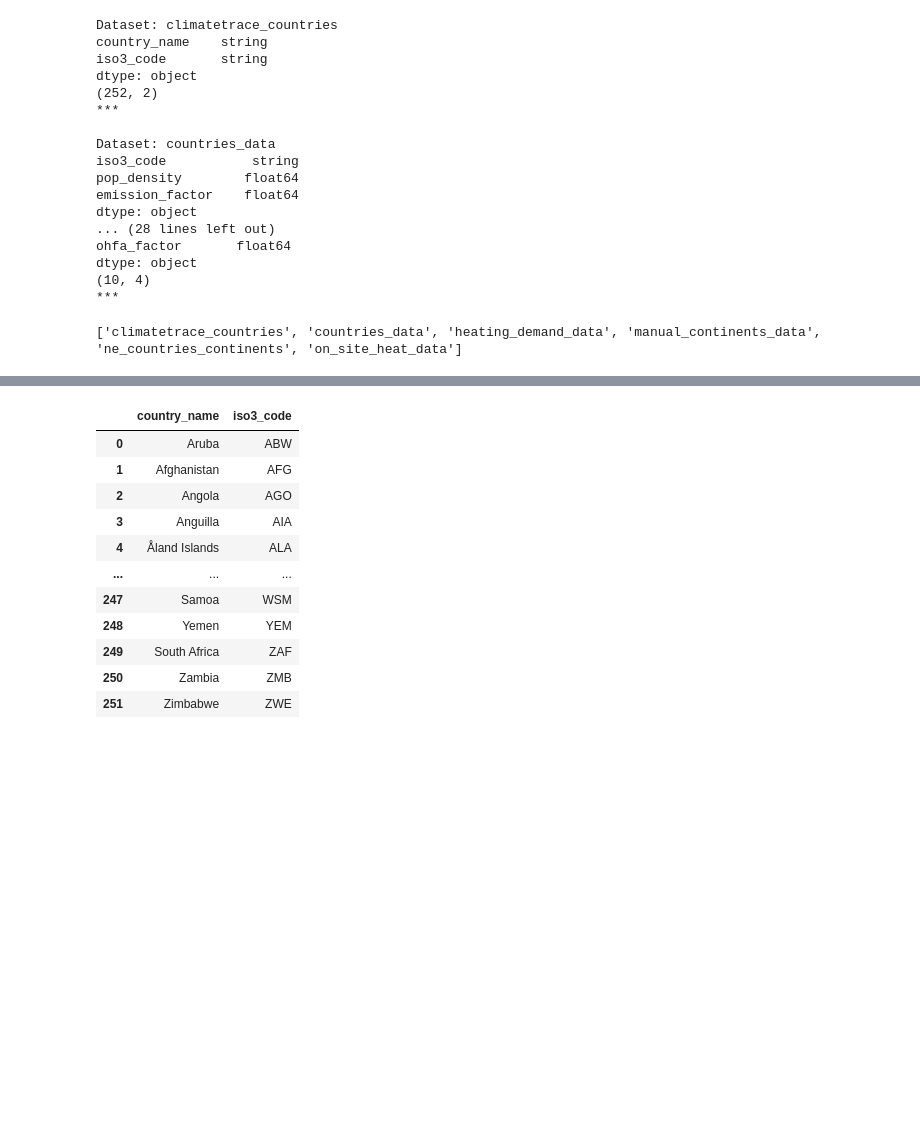
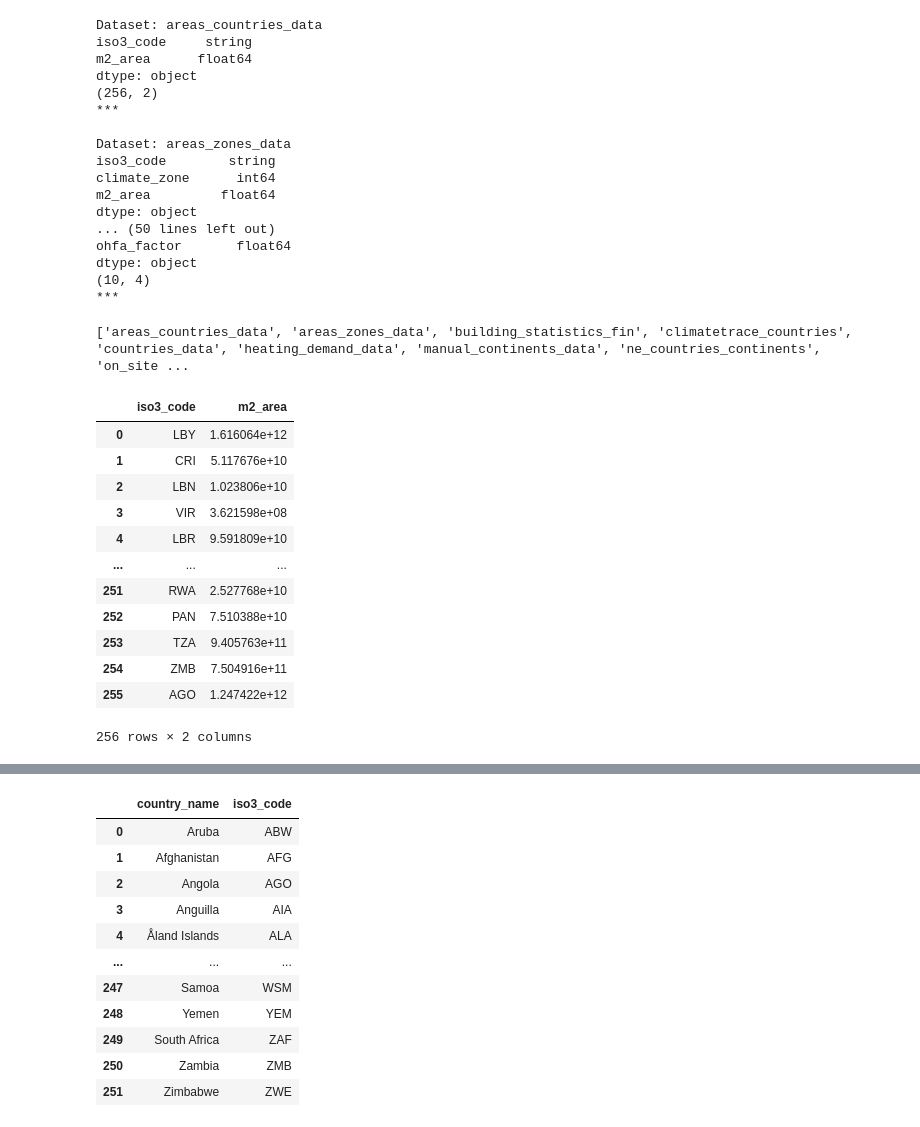
Before and after one commit to AvoinOrg/building-emissions, a Jupyter notebook: src/main/main.ipynb, the cells around one changed output, grey strips where cells are left out. Drawn from its saved outputs; the diff is of its cells as text; code cells hidden in the pictures; blank space fills up the shorter version.

```diff
--- a/src/main/main.ipynb
+++ b/src/main/main.ipynb
@@ -11,28 +11,32 @@ import ingest as ing
 # %%
 il.reload(ing)
 data_dir = '../ingest/data_in/'
-ingest = ing.Ingest(data_dir)
-parsed_datasets = ingest.read_and_parse()
+schema_file = '../ingest/schema.json'
+ingest = ing.Ingest(schema_file)
+parsed_datasets = ingest.read_and_parse(data_dir)
 # %% [output]
-Dataset: climatetrace_countries
-country_name    string
-iso3_code       string
+Dataset: areas_countries_data
+iso3_code     string
+m2_area      float64
 dtype: object
-(252, 2)
+(256, 2)
 ***
 
-Dataset: countries_data
-iso3_code           string
-pop_density        float64
-emission_factor    float64
+Dataset: areas_zones_data
+iso3_code        string
+climate_zone      int64
+m2_area         float64
 dtype: object
-... (28 lines left out)
+... (50 lines left out)
 ohfa_factor       float64
 dtype: object
 (10, 4)
 ***
 # %%
 print(ingest.ds_names)
+areas_countries_data = parsed_datasets['areas_countries_data']
+areas_zones_data = parsed_datasets['areas_zones_data']
+building_statistics_fin = parsed_datasets['building_statistics_fin']
 climatetrace_countries = parsed_datasets['climatetrace_countries']
 countries_data = parsed_datasets['countries_data']
 heating_demand_data = parsed_datasets['heating_demand_data']
@@ -40,4 +44,20 @@ manual_continents_data = parsed_datasets['manual_continents_data']
 ne_countries_continents = parsed_datasets['ne_countries_continents']
 on_site_heat_data = parsed_datasets['on_site_heat_data']
 # %% [output]
-['climatetrace_countries', 'countries_data', 'heating_demand_data', 'manual_continents_data', 'ne_countries_continents', 'on_site_heat_data']
+['areas_countries_data', 'areas_zones_data', 'building_statistics_fin', 'climatetrace_countries', 'countries_data', 'heating_demand_data', 'manual_continents_data', 'ne_countries_continents', 'on_site ...
+# %%
+areas_countries_data
+# %% [output]
+|  | iso3_code | m2_area |
+| 0 | LBY | 1.616064e+12 |
+| 1 | CRI | 5.117676e+10 |
+| 2 | LBN | 1.023806e+10 |
+| 3 | VIR | 3.621598e+08 |
+| 4 | LBR | 9.591809e+10 |
+| ... | ... | ... |
+| 251 | RWA | 2.527768e+10 |
+| 252 | PAN | 7.510388e+10 |
+| 253 | TZA | 9.405763e+11 |
+| 254 | ZMB | 7.504916e+11 |
+| 255 | AGO | 1.247422e+12 |
+256 rows × 2 columns
```
Also changed, not shown: parts of 4 cells of this notebook, 4 other files.
